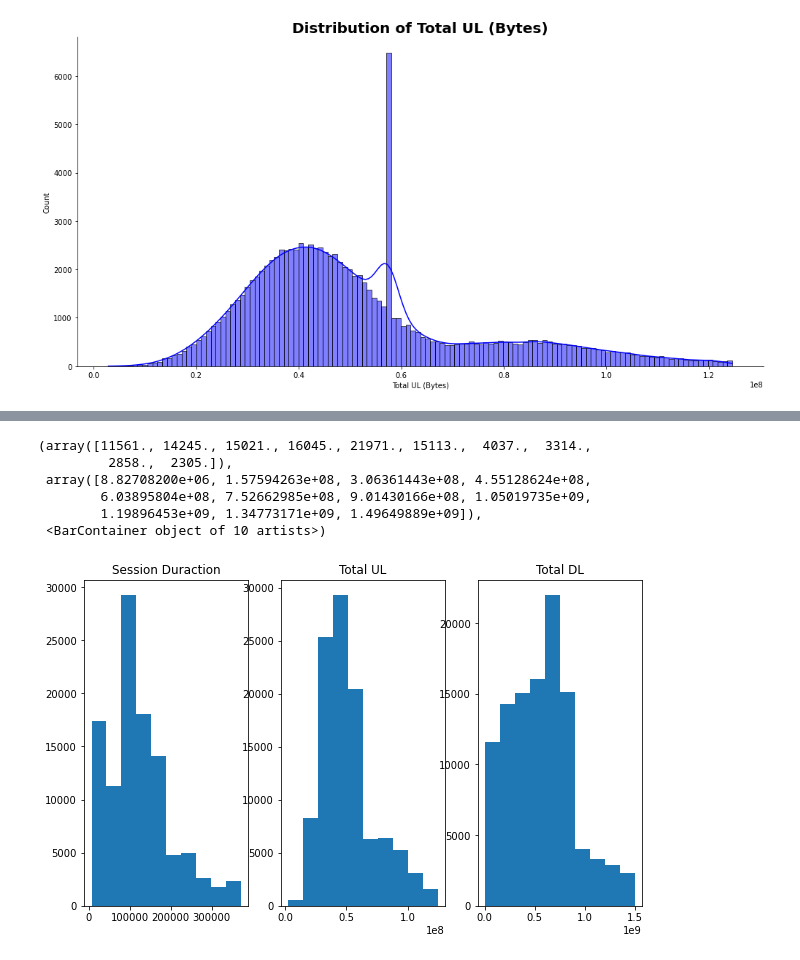
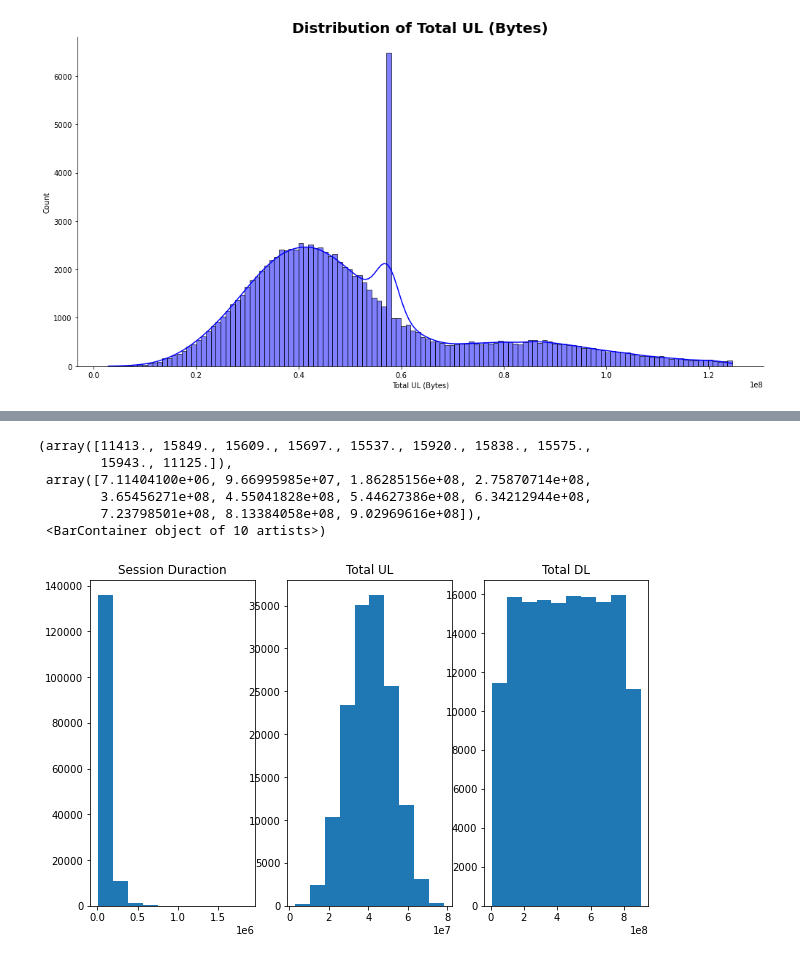
Before and after one commit to NatnaelSisay/Telecom_data_Analysis, a Jupyter notebook: notebooks/notebook_data_exploration.ipynb, the cells around one changed output, grey strips where cells are left out. Saved outputs shown, nothing was run; the diff lists cells and outputs as text; code cells hidden in the pictures.

```diff
--- a/notebooks/notebook_data_exploration.ipynb
+++ b/notebooks/notebook_data_exploration.ipynb
@@ -573,19 +590,21 @@ user_app_df.head()
 # %%
 fig, ax = plt.subplots(1,3, figsize=(10, 6))
 ax[0].set_title('Session Duraction')
-ax[0].hist(df['Dur. (ms)'])
+ax[0].hist(telecom_dataset['Dur. (ms)'])
 
 ax[1].set_title('Total UL')
-ax[1].hist(df['Total UL (Bytes)'])
+ax[1].hist(telecom_dataset['Total UL (Bytes)'])
 
 ax[2].set_title("Total DL")
-ax[2].hist(df['Total DL (Bytes)'])
+ax[2].hist(telecom_dataset['Total DL (Bytes)'])
+
+
 # ax[1].hist(df[])
 # %% [output]
-(array([11561., 14245., 15021., 16045., 21971., 15113.,  4037.,  3314.,
-         2858.,  2305.]),
- array([8.82708200e+06, 1.57594263e+08, 3.06361443e+08, 4.55128624e+08,
-        6.03895804e+08, 7.52662985e+08, 9.01430166e+08, 1.05019735e+09,
-        1.19896453e+09, 1.34773171e+09, 1.49649889e+09]),
+(array([11413., 15849., 15609., 15697., 15537., 15920., 15838., 15575.,
+        15943., 11125.]),
+ array([7.11404100e+06, 9.66995985e+07, 1.86285156e+08, 2.75870714e+08,
+        3.65456271e+08, 4.55041828e+08, 5.44627386e+08, 6.34212944e+08,
+        7.23798501e+08, 8.13384058e+08, 9.02969616e+08]),
  <BarContainer object of 10 artists>)
-[figure, old version]
+[figure, new version]
```
Also changed, not shown: parts of 12 cells of this notebook.
